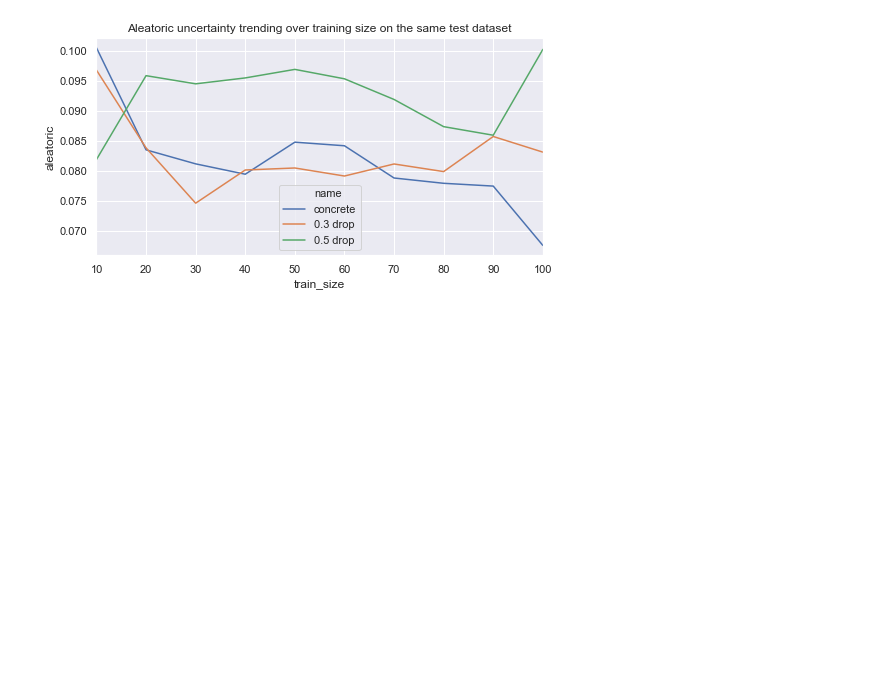
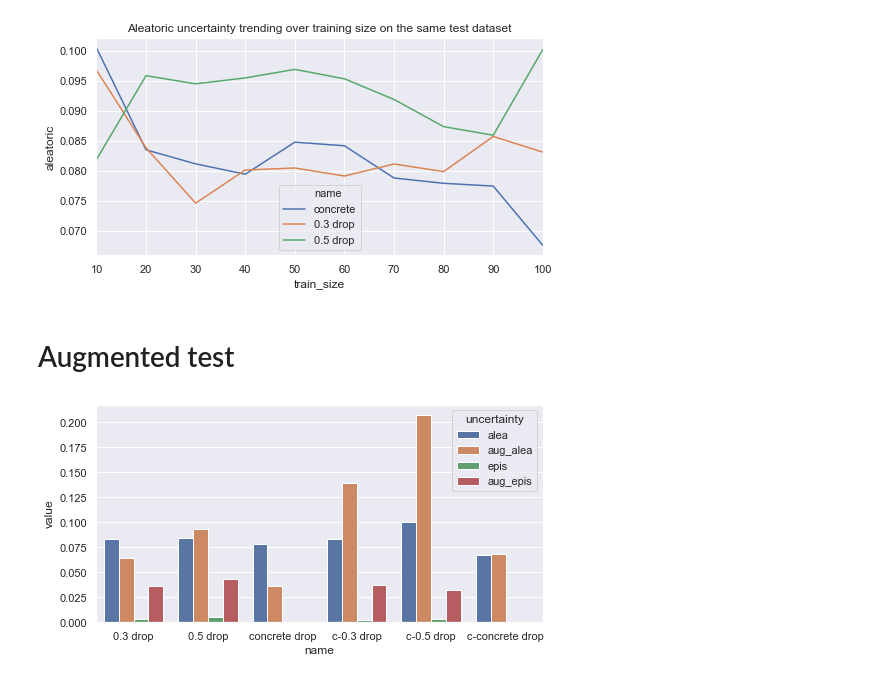
Before and after one commit to nlhkh/mimic3-benchmarks, a Jupyter notebook: Analyze results.ipynb, the cells around one changed output. Cells and saved outputs as stored; diff of their text form; code cells hidden in the pictures; blank space fills up the shorter version.

Commit message:
analyse aleatoric uncertainty

```diff
--- a/Analyze results.ipynb
+++ b/Analyze results.ipynb
@@ -177,3 +192,31 @@ plt.title("Aleatoric uncertainty trending over training size on the same test da
 plt.show()
 # %% [output]
 [figure]
+# %% [markdown]
+# Augmented test
+# %%
+ua_columns = ["name", "epis", "alea", "uncertainty", "aug_epis", "aug_alea", "aug_uncertainty"]
+
+drop_03_un = ["0.3 drop", 0.00303400750271976, 0.0835852101445198, 0.08661922067403793, 0.03670433908700943, 0.06409983336925507, 0.1008041724562645]
+drop_05_un = ["0.5 drop", 0.005050228908658028, 0.08416983485221863, 0.0892200618982315, 0.04331677779555321, 0.09348197281360626, 0.13679875433444977]
+drop_10_un = ["concrete drop", 1.384819062375282e-16, 0.0782242938876152, 0.0782242938876152, 9.291531885372988e-17, 0.03666616603732109, 0.03666616603732109]
+
+drop_c03_un = ["c-0.3 drop", 0.0025706076994538307, 0.08310987055301666, 0.08568047732114792, 0.03696862608194351, 0.13935184478759766, 0.17632046341896057]
+drop_c05_un = ["c-0.5 drop", 0.0033708070404827595, 0.10026935487985611, 0.10364016145467758, 0.03188493102788925, 0.20699869096279144, 0.2388836145401001]
+drop_c10_un = ["c-concrete drop", 1.224508547986749e-16, 0.06752833724021912, 0.06752833724021912, 2.4778970548870478e-15, 0.0680253878235817, 0.0680253878235817]
+
+uncertainty_udf = pd.DataFrame(data=[drop_03_un, drop_05_un, drop_10_un,
+                                    drop_c03_un, drop_c05_un, drop_c10_un],
+                              columns=ua_columns)
+uncertainty_udf["name"] = uncertainty_udf["name"].astype("string")
+# %%
+uncertainty_udf_melted = pd.melt(uncertainty_udf, id_vars=["name"],
+                                 value_vars=["alea",  "aug_alea", "epis", "aug_epis"],
+                                var_name="uncertainty")
+# %%
+plt.figure(figsize=(8, 4))
+sns.barplot(x="name", y="value", hue="uncertainty", data=uncertainty_udf_melted)
+plt.title("")
+plt.show()
+# %% [output]
+[figure, added]
```
Also changed, not shown: parts of 4 cells of this notebook, 2 other files.
